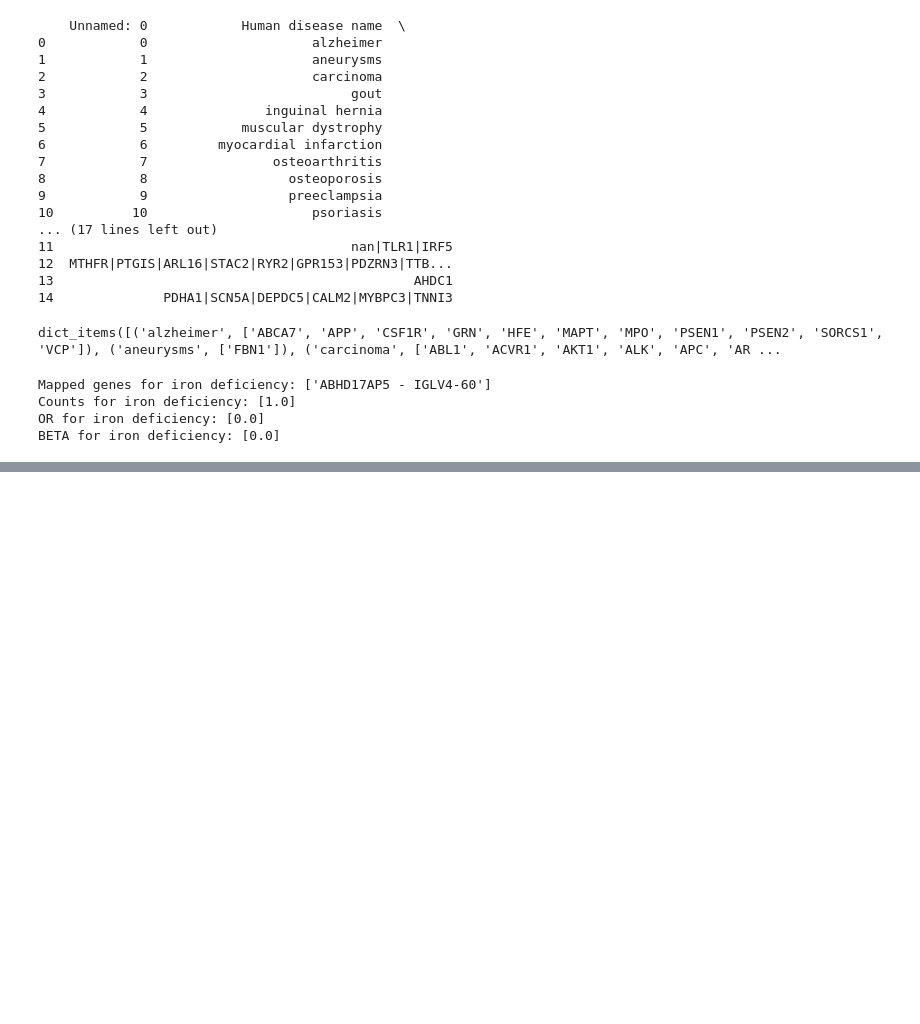
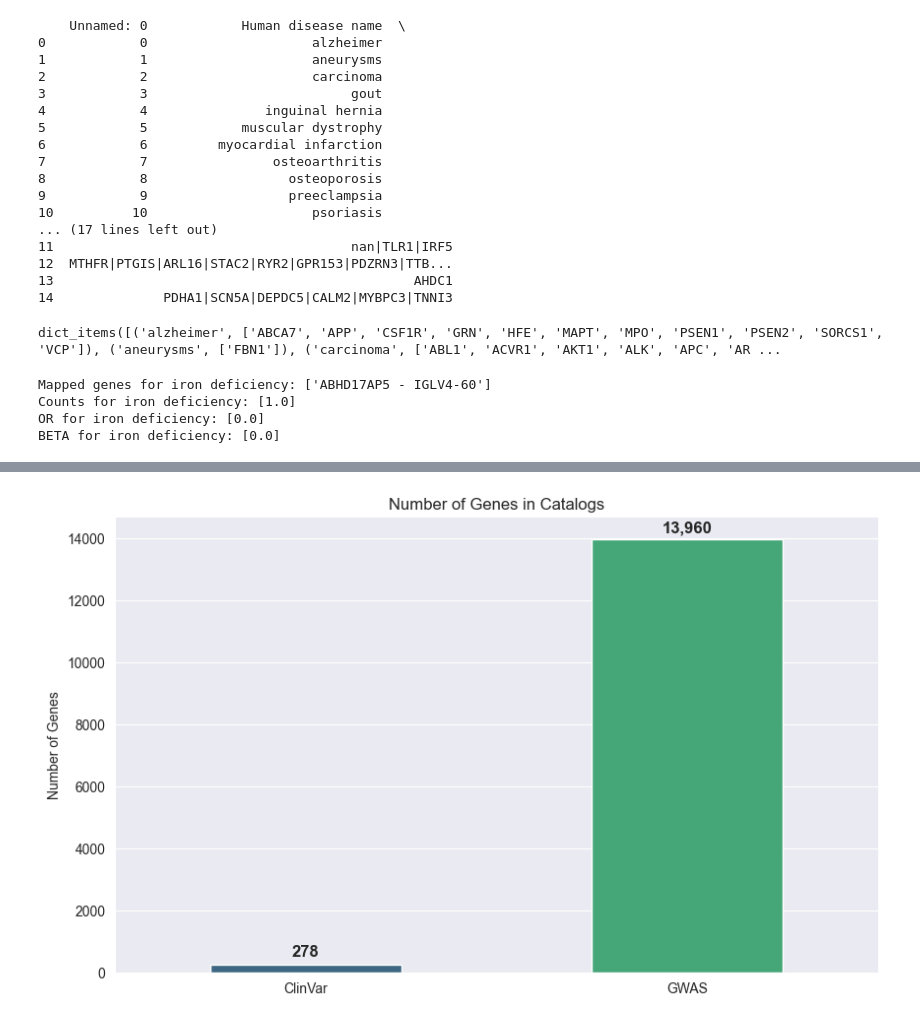
Before and after one commit to GilSasson1/DS_Project_WIS, a Jupyter notebook: merge_genes.ipynb, the cells around one changed output, grey strips where cells are left out. Cells and saved outputs as stored; diff of their text form; code cells hidden in the pictures; blank space fills up the shorter version.

```diff
--- a/merge_genes.ipynb
+++ b/merge_genes.ipynb
@@ -188,3 +184,31 @@ df_wide.head()
 df_wide.to_csv('/Users/gilsasson/PycharmProjects/pythonProject/ds_project/joint_gene_list_per_trait.csv', index=False)
 # save the data to a pickle file
 df_wide.to_pickle('joint_gene_list_per_trait.pkl')
+# %%
+import seaborn as sns
+import matplotlib.pyplot as plt
+
+n_clinvar = df_wide['N_ClinVar'].sum()
+n_gwas = df_wide['N_Mapped'].sum()
+
+plt.figure(figsize=(10, 6))
+ax = sns.barplot(
+    x=['ClinVar', 'GWAS'],
+    y=[n_clinvar, n_gwas],
+    palette='viridis',
+    hue=['ClinVar', 'GWAS'],
+    legend=False,
+    width=0.5
+)
+plt.title('Number of Genes in Catalogs')
+plt.ylabel('Number of Genes')
+sns.despine()
+
+# Add text on top of bars
+for i, val in enumerate([n_clinvar, n_gwas]):
+    ax.text(i, val + 0.01 * max(n_clinvar, n_gwas), f"{val:,}",  # thousands separator
+            ha='center', va='bottom', fontsize=12, fontweight='bold')
+
+plt.show()
+# %% [output]
+[figure, added]
```
Also changed, not shown: parts of 2 cells of this notebook, 3 other files.
